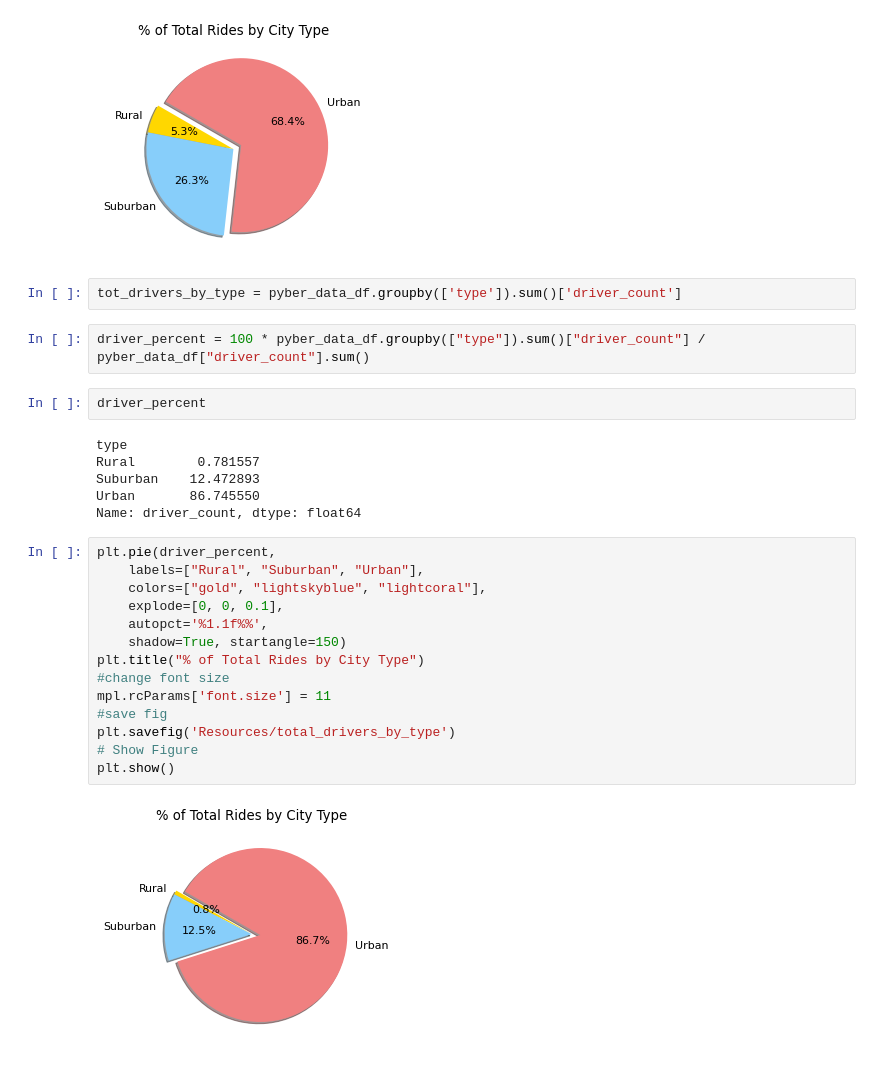
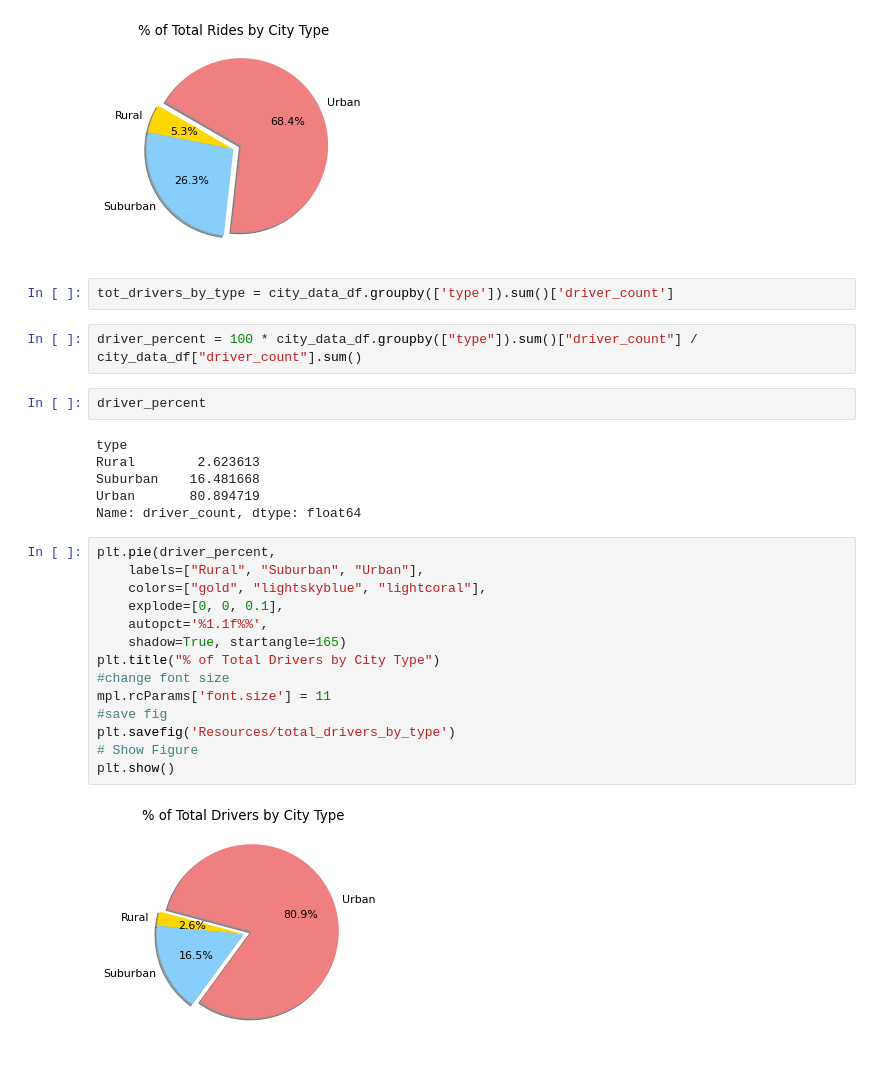
Before and after one commit to Tozerh/PyBer_Analysis, a Jupyter notebook: Pyber.ipynb, the cells around one changed output. Cells and saved outputs as stored; diff of their text form.

```diff
--- a/Pyber.ipynb
+++ b/Pyber.ipynb
@@ -821,30 +821,30 @@ plt.show()
 # %% [output]
 [figure]
 # %%
-tot_drivers_by_type = pyber_data_df.groupby(['type']).sum()['driver_count']
+tot_drivers_by_type = city_data_df.groupby(['type']).sum()['driver_count']
 # %%
-driver_percent = 100 * pyber_data_df.groupby(["type"]).sum()["driver_count"] / pyber_data_df["driver_count"].sum()
+driver_percent = 100 * city_data_df.groupby(["type"]).sum()["driver_count"] / city_data_df["driver_count"].sum()
 # %%
 driver_percent
 # %% [output]
 type
-Rural        0.781557
-Suburban    12.472893
-Urban       86.745550
+Rural        2.623613
+Suburban    16.481668
+Urban       80.894719
 Name: driver_count, dtype: float64
 # %%
 plt.pie(driver_percent,
     labels=["Rural", "Suburban", "Urban"],
     colors=["gold", "lightskyblue", "lightcoral"],
     explode=[0, 0, 0.1],
     autopct='%1.1f%%',
-    shadow=True, startangle=150)
-plt.title("% of Total Rides by City Type")
+    shadow=True, startangle=165)
+plt.title("% of Total Drivers by City Type")
 #change font size
 mpl.rcParams['font.size'] = 11
 #save fig
 plt.savefig('Resources/total_drivers_by_type')
 # Show Figure
 plt.show()
 # %% [output]
-[figure, old version]
+[figure, new version]
```
